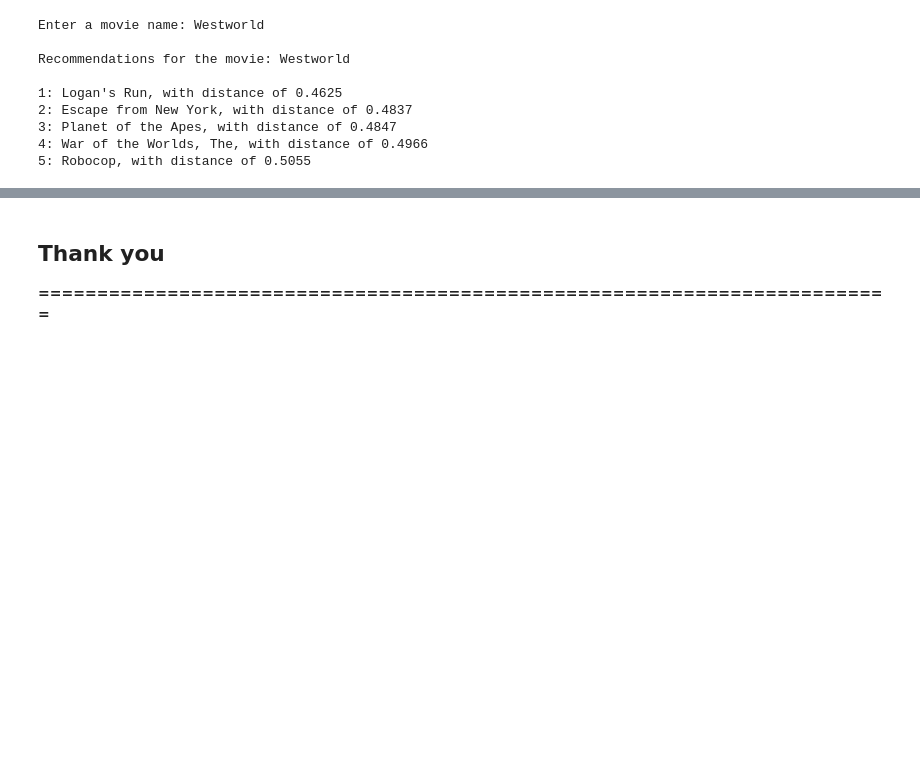
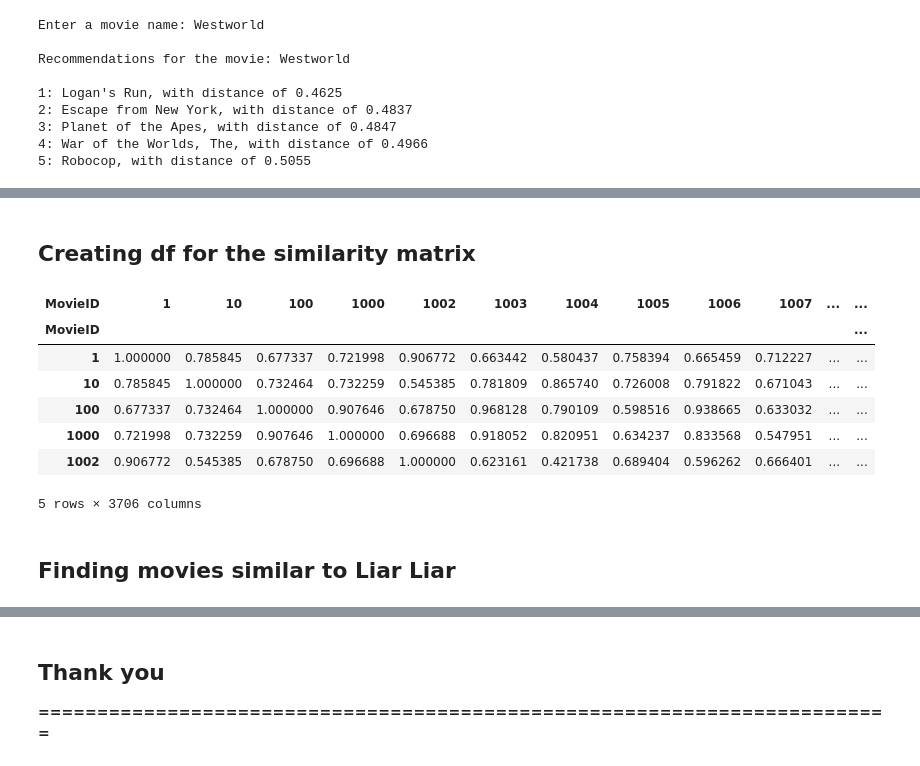
Before and after one commit to Sujan-Sawant/Zee-Recommender-System, a Jupyter notebook: ZEE.ipynb, the cells around one changed output, grey strips where cells are left out. Drawn from its saved outputs; the diff is of its cells as text; code cells hidden in the pictures; blank space fills up the shorter version.

```diff
--- a/ZEE.ipynb
+++ b/ZEE.ipynb
@@ -1028,0 +1154,6 @@ Recommendations for the movie: Westworld
+# %%
+intermediate_model = keras.Model(autoencoder.input, autoencoder.layers[5].output)
+# %%
+df = df.astype("float32")
+# %%
+embeddings = intermediate_model.predict(df.values)
@@ -1028,0 +1180,2 @@ Recommendations for the movie: Westworld
+# %%
+similarity_matrix = cosine_similarity(embeddings)
@@ -1028,0 +1202,16 @@ Recommendations for the movie: Westworld
+# %% [markdown]
+## **Creating df for the similarity matrix**
+# %%
+item_sim_matrix = pd.DataFrame(similarity_matrix, index=df.index, columns=df.index)
+item_sim_matrix.head() #Item-similarity Matrix
+# %% [output]
+| MovieID | 1 | 10 | 100 | 1000 | 1002 | 1003 | 1004 | 1005 | 1006 | 1007 | ... | ... |
+| MovieID |  |  |  |  |  |  |  |  |  |  |  | ... |
+| 1 | 1.000000 | 0.785845 | 0.677337 | 0.721998 | 0.906772 | 0.663442 | 0.580437 | 0.758394 | 0.665459 | 0.712227 | ... | ... |
+| 10 | 0.785845 | 1.000000 | 0.732464 | 0.732259 | 0.545385 | 0.781809 | 0.865740 | 0.726008 | 0.791822 | 0.671043 | ... | ... |
+| 100 | 0.677337 | 0.732464 | 1.000000 | 0.907646 | 0.678750 | 0.968128 | 0.790109 | 0.598516 | 0.938665 | 0.633032 | ... | ... |
+| 1000 | 0.721998 | 0.732259 | 0.907646 | 1.000000 | 0.696688 | 0.918052 | 0.820951 | 0.634237 | 0.833568 | 0.547951 | ... | ... |
+| 1002 | 0.906772 | 0.545385 | 0.678750 | 0.696688 | 1.000000 | 0.623161 | 0.421738 | 0.689404 | 0.596262 | 0.666401 | ... | ... |
+5 rows × 3706 columns
+# %% [markdown]
+## **Finding movies similar to Liar Liar**
```
Also changed, not shown: parts of 43 cells of this notebook.
